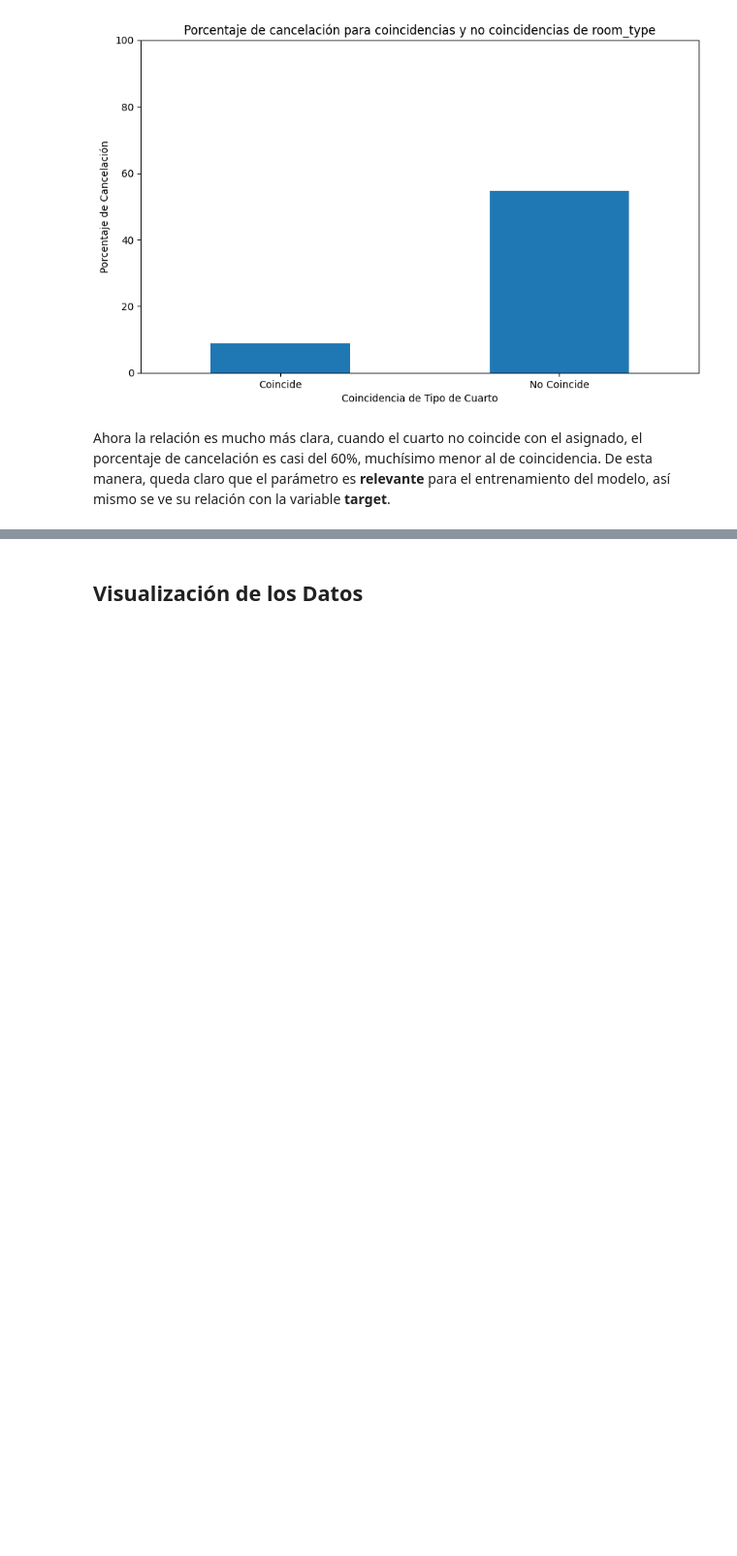
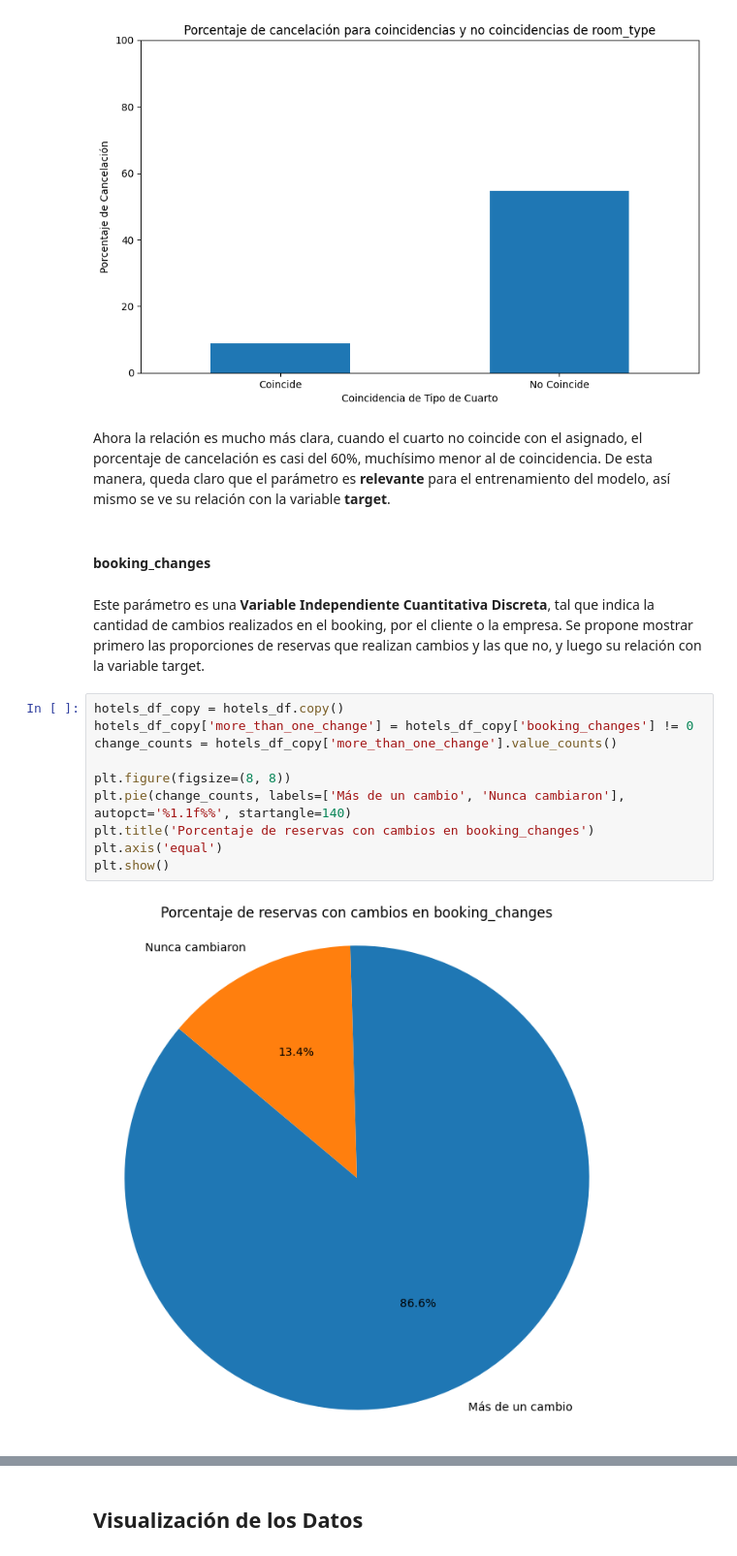
Before and after one commit to InspectorDave/OrgaDeDatos-TPs, a Jupyter notebook: 7506R_TP1_GRUPO11_CHP1_ENTREGA.ipynb, the cells around one changed output, grey strips where cells are left out. Shown at 97% size. Saved outputs shown, nothing was run; the diff lists cells and outputs as text; blank space fills up the shorter version.

Commit message:
booking_changes

```diff
--- a/7506R_TP1_GRUPO11_CHP1_ENTREGA.ipynb
+++ b/7506R_TP1_GRUPO11_CHP1_ENTREGA.ipynb
@@ -1296,3 +1296,19 @@ plt.show()
 [figure]
 # %% [markdown]
 Ahora la relación es mucho más clara, cuando el cuarto no coincide con el asignado, el porcentaje de cancelación es casi del 60%, muchísimo menor al de coincidencia. De esta manera, queda claro que el parámetro es **relevante** para el entrenamiento del modelo, así mismo se ve su relación con la variable **target**.
+# %% [markdown]
+#### booking_changes
+# %% [markdown]
+Este parámetro es una **Variable Independiente Cuantitativa Discreta**, tal que indica la cantidad de cambios realizados en el booking, por el cliente o la empresa. Se propone mostrar primero las proporciones de reservas que realizan cambios y las que no, y luego su relación con la variable target.
+# %%
+hotels_df_copy = hotels_df.copy()
+hotels_df_copy['more_than_one_change'] = hotels_df_copy['booking_changes'] != 0
+change_counts = hotels_df_copy['more_than_one_change'].value_counts()
+
+plt.figure(figsize=(8, 8))
+plt.pie(change_counts, labels=['Más de un cambio', 'Nunca cambiaron'], autopct='%1.1f%%', startangle=140)
+plt.title('Porcentaje de reservas con cambios en booking_changes')
+plt.axis('equal')
+plt.show()
+# %% [output]
+[figure, added]
```
Also changed, not shown: parts of 5 cells of this notebook.
